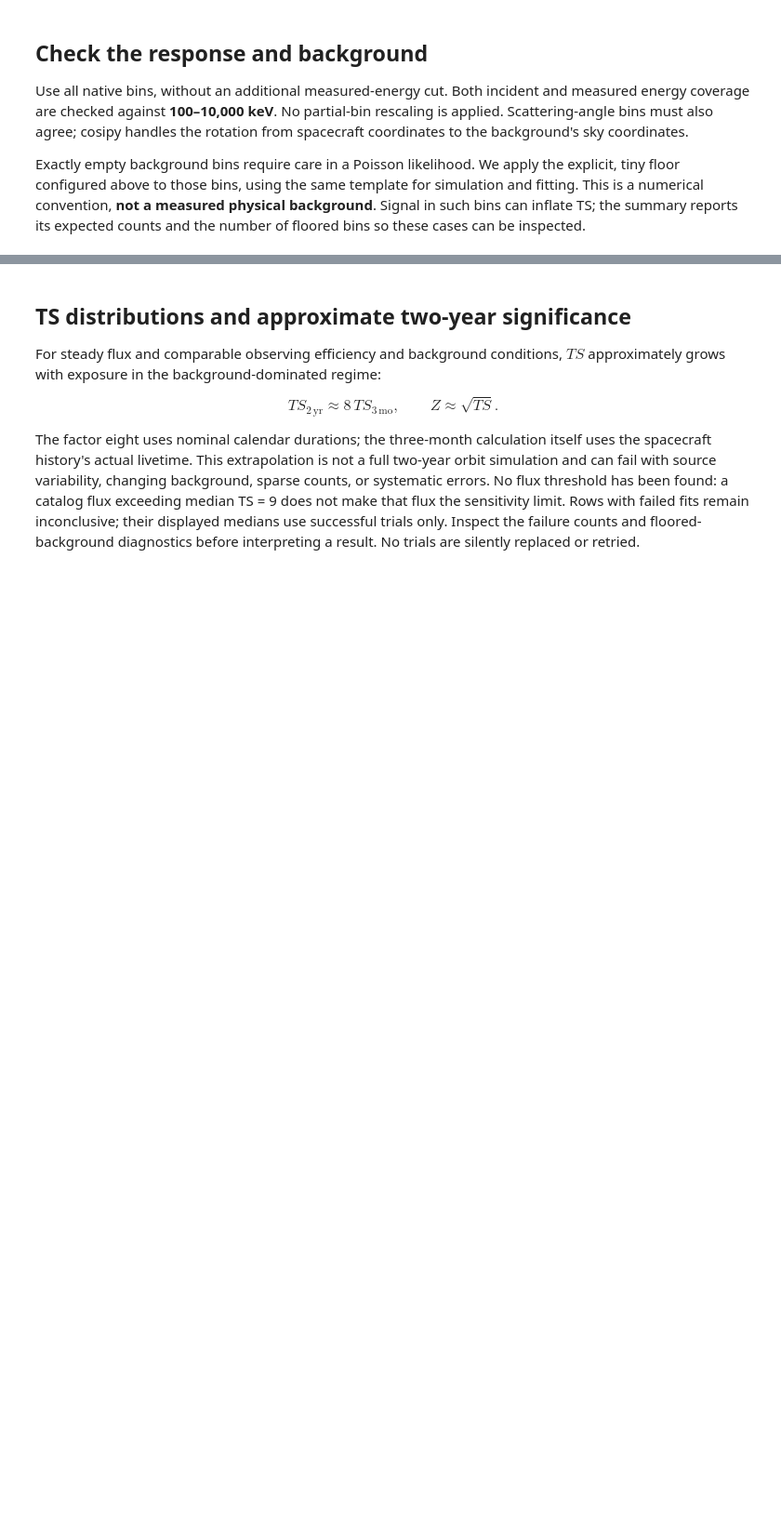
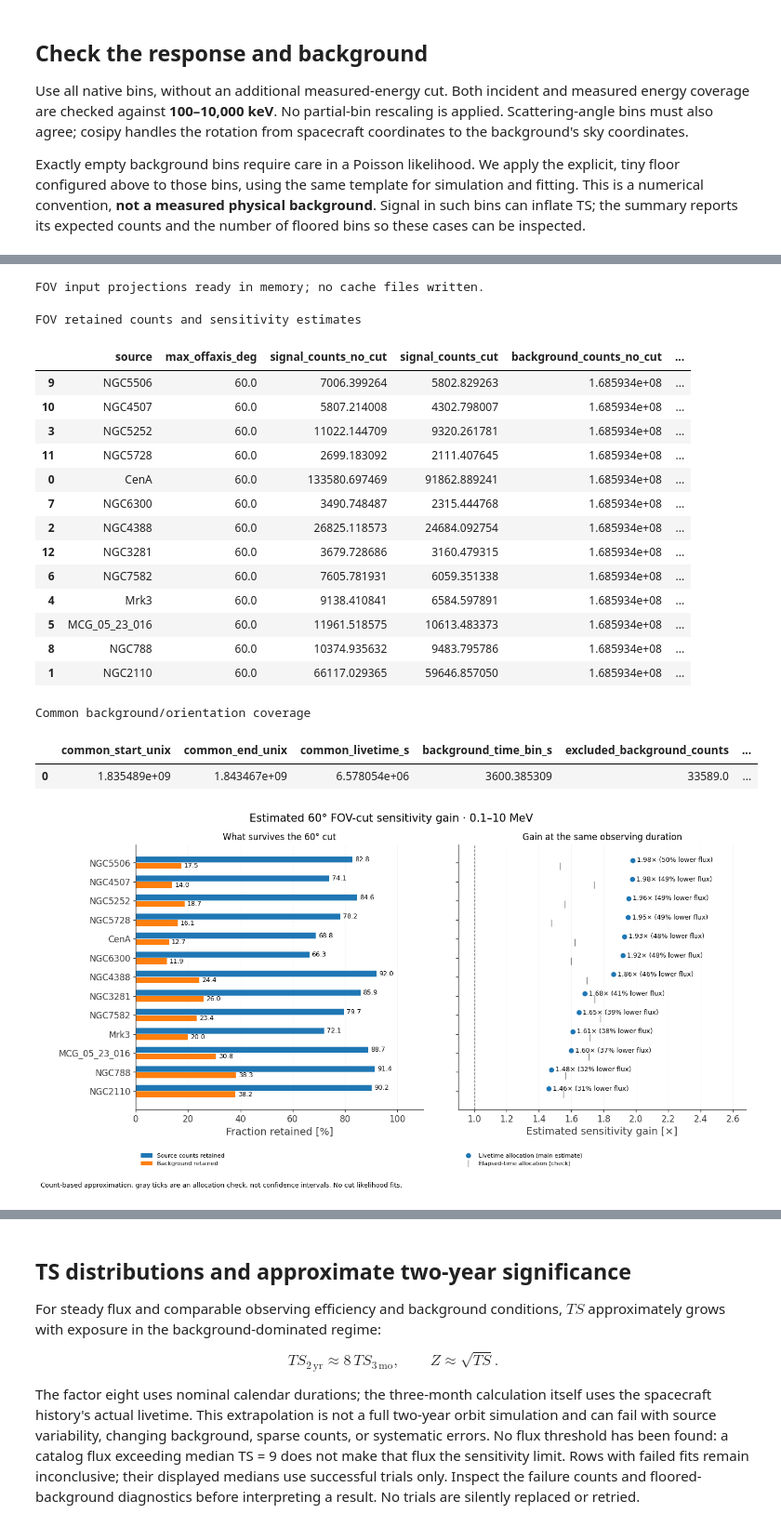
Before and after one commit to parshadkp/cosipy, a Jupyter notebook: docs/tutorials/spectral_fits/Sensitivity_calculator/AGN_PointSource_Sensitivity.ipynb, the cells around one changed output, grey strips where cells are left out. Shown at 93% size. Drawn from its saved outputs; the diff is of its cells as text; code cells hidden in the pictures; blank space fills up the shorter version.

```diff
--- a/docs/tutorials/spectral_fits/Sensitivity_calculator/AGN_PointSource_Sensitivity.ipynb
+++ b/docs/tutorials/spectral_fits/Sensitivity_calculator/AGN_PointSource_Sensitivity.ipynb
@@ -46,7 +51,8 @@ for variable in ("OMP_NUM_THREADS", "MKL_NUM_THREADS", "NUMEXPR_NUM_THREADS"):
     os.environ[variable] = "1"
 
 import hashlib
-import json
+import h5py
+import healpy as hp
 import logging
 import warnings
 from pathlib import Path
@@ -74,3 +80,10 @@ from cosipy.interfaces import ThreeMLPluginInterface
 from cosipy.util import fetch_wasabi_file
 
 logging.getLogger("cosipy").setLevel(logging.WARNING)
+
+
+def display_tables(*tables):
+    # Display every row and column; no CSV/HTML export is performed.
+    with pd.option_context("display.max_rows", None, "display.max_columns", None):
+        for table in tables:
+            display(table)
@@ -86,7 +116,8 @@ MODEL_PATH = COSI_ROOT.parent / "AGN-HE-detectability" / "cosi_agn_models.yaml"
 DATA_DIR = (Path.home() / "Library/CloudStorage/OneDrive-ClemsonUniversity/COSI/"
             "Radio_Quiet_AGN/DC4_Files")
 DOWNLOAD_DIR = COSI_ROOT / "agn_sensitivity_data"  # Only missing reference files.
-OUTPUT_DIR = COSI_ROOT / "agn_sensitivity_results"
+TOTAL_BACKGROUND_PATH = DATA_DIR / "Background/Total_DC4_BG_3months_binned_data_filtered_with_SAAcut_withSAAbck.hdf5"
+FOV_MAX_OFFAXIS_DEG = 60.0  # Radius from spacecraft +Z; used only for the FOV estimate.
 SOURCE_NAMES = None  # None = all sources; e.g. ["CenA", "NGC2110"] for a subset.
 N_REALIZATIONS = 20
 RANDOM_SEED = 20260916
@@ -102,8 +133,6 @@ if not isinstance(N_REALIZATIONS, int) or N_REALIZATIONS < 1:
     raise ValueError("N_REALIZATIONS must be a positive integer")
 if not isinstance(RANDOM_SEED, int) or RANDOM_SEED < 0:
     raise ValueError("RANDOM_SEED must be a nonnegative integer")
-DOWNLOAD_DIR.mkdir(parents=True, exist_ok=True)
-OUTPUT_DIR.mkdir(parents=True, exist_ok=True)
 # %% [markdown]
 ## Load and inspect the catalog spectra
 
@@ -308,3 +579,39 @@ print("Likelihood and flux-reporting range: 0.1–10 MeV")
+# %%
+fov_inputs = reduce_fov_inputs(
+    TOTAL_BACKGROUND_PATH, paths["background"], paths["response"], ENERGY_BAND_KEV,
+)
+# %% [output]
+FOV input projections ready in memory; no cache files written.
+# %%
+fov_estimates, fov_energy_counts, fov_coverage = estimate_fov_gain(
+    catalog_model, selected_names, sc_orientation, fov_inputs, FOV_MAX_OFFAXIS_DEG,
+)
+print("FOV retained counts and sensitivity estimates")
+display_tables(fov_estimates.sort_values("gain", ascending=False))
+print("Common background/orientation coverage")
+display_tables(fov_coverage)
+# Energy-resolved expectations are also available as the in-memory fov_energy_counts table.
+plot_fov_gain(fov_estimates, FOV_MAX_OFFAXIS_DEG)
+# %% [output]
+FOV retained counts and sensitivity estimates
+|  | source | max_offaxis_deg | signal_counts_no_cut | signal_counts_cut | background_counts_no_cut | ... |
+| 9 | NGC5506 | 60.0 | 7006.399264 | 5802.829263 | 1.685934e+08 | ... |
+| 10 | NGC4507 | 60.0 | 5807.214008 | 4302.798007 | 1.685934e+08 | ... |
+| 3 | NGC5252 | 60.0 | 11022.144709 | 9320.261781 | 1.685934e+08 | ... |
+| 11 | NGC5728 | 60.0 | 2699.183092 | 2111.407645 | 1.685934e+08 | ... |
+| 0 | CenA | 60.0 | 133580.697469 | 91862.889241 | 1.685934e+08 | ... |
+| 7 | NGC6300 | 60.0 | 3490.748487 | 2315.444768 | 1.685934e+08 | ... |
+| 2 | NGC4388 | 60.0 | 26825.118573 | 24684.092754 | 1.685934e+08 | ... |
+| 12 | NGC3281 | 60.0 | 3679.728686 | 3160.479315 | 1.685934e+08 | ... |
+| 6 | NGC7582 | 60.0 | 7605.781931 | 6059.351338 | 1.685934e+08 | ... |
+| 4 | Mrk3 | 60.0 | 9138.410841 | 6584.597891 | 1.685934e+08 | ... |
+| 5 | MCG_05_23_016 | 60.0 | 11961.518575 | 10613.483373 | 1.685934e+08 | ... |
+| 8 | NGC788 | 60.0 | 10374.935632 | 9483.795786 | 1.685934e+08 | ... |
+| 1 | NGC2110 | 60.0 | 66117.029365 | 59646.857050 | 1.685934e+08 | ... |
+Common background/orientation coverage
+|  | common_start_unix | common_end_unix | common_livetime_s | background_time_bin_s | excluded_background_counts | ... |
+| 0 | 1.835489e+09 | 1.843467e+09 | 6.578054e+06 | 3600.385309 | 33589.0 | ... |
+[figure, added]
 # %% [markdown]
 ## Independent Poisson trials and likelihood fits
 
```
Also changed, not shown: parts of 13 cells of this notebook.
